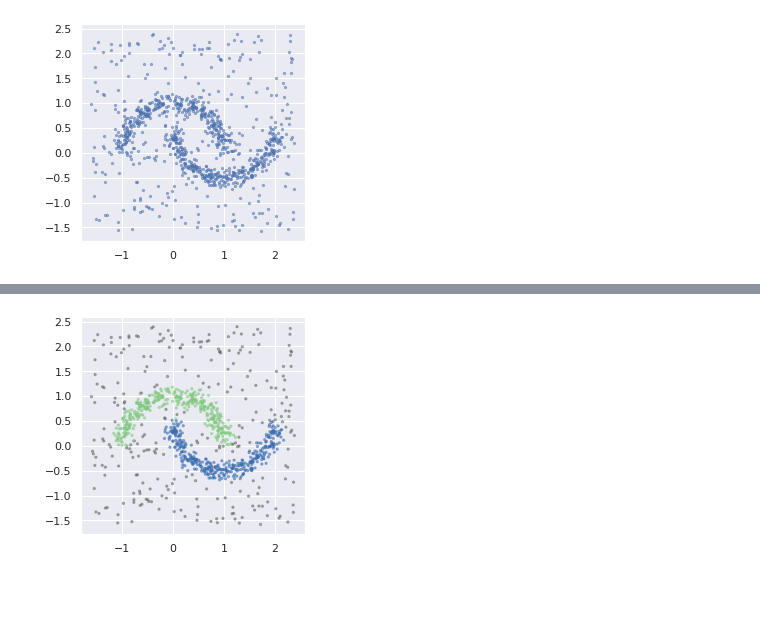
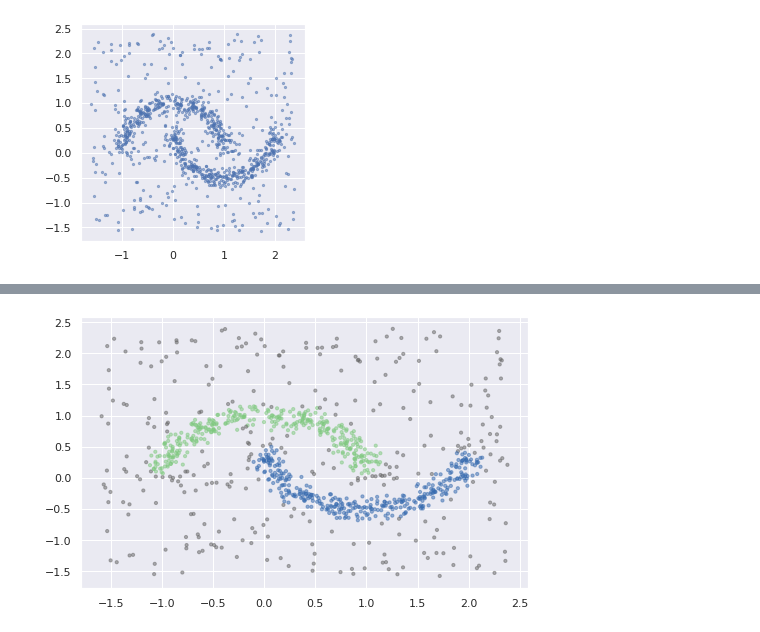
Before and after one commit to LuisScoccola/persistable, a Jupyter notebook: example-2-clusters.ipynb, the cells around one changed output, grey strips where cells are left out. Saved outputs shown, nothing was run; the diff lists cells and outputs as text; code cells hidden in the pictures; blank space fills up the shorter version.

```diff
--- a/example-2-clusters.ipynb
+++ b/example-2-clusters.ipynb
@@ -50,0 +24,16 @@ c = hc.persistence_based_flattening(num_clusters=N_CLUSTERS)
+# %%
+x = MPSpace(X)
+x.fit()
+
+x0 = x.connection_radius()
+initial_k = 0.01
+final_k = 0.4
+N_PARAMETERS = 50
+
+gammas = [ Gamma_curve.linear_interpolator_alpha_s_indexed(k, x0) for k in np.linspace(initial_k, final_k, num=N_PARAMETERS) ]
+PDs = [ x.gamma_linkage(curve).PD()[0] for curve in gammas ]
+# %%
+kappa = 0.21
+tau = 0.023
+
+plotProminenceVineyard(PDs, N_PARAMETERS, initial_k, final_k, kappa = kappa, tau = tau, s = 10, y_lim = [0.005,1])
@@ -51,5 +42,9 @@ c = hc.persistence_based_flattening(num_clusters=N_CLUSTERS)
+# %%
+gamma = Gamma_curve.linear_interpolator_alpha_s_indexed(kappa, x0)
+hc = x.gamma_linkage(gamma)
+c = hc.persistence_based_flattening(threshold=tau)
 # %%
-fig1, ax1 = plt.subplots() ; fig1.set_figheight(4) ; fig1.set_figwidth(4)
-_ = plt.scatter(X.T[0], X.T[1], s=5, alpha = 0.5, c = -c[1], cmap="Accent")
+fig1, ax1 = plt.subplots() ; fig1.set_figheight(5) ; fig1.set_figwidth(8)
+_ = plt.scatter(X.T[0], X.T[1], s=10, alpha = 0.5, c = -c[1], cmap="Accent")
 # %% [output]
-[figure, old version]
+[figure, new version]
```
Also changed, not shown: parts of 15 cells of this notebook, 3 other files.
